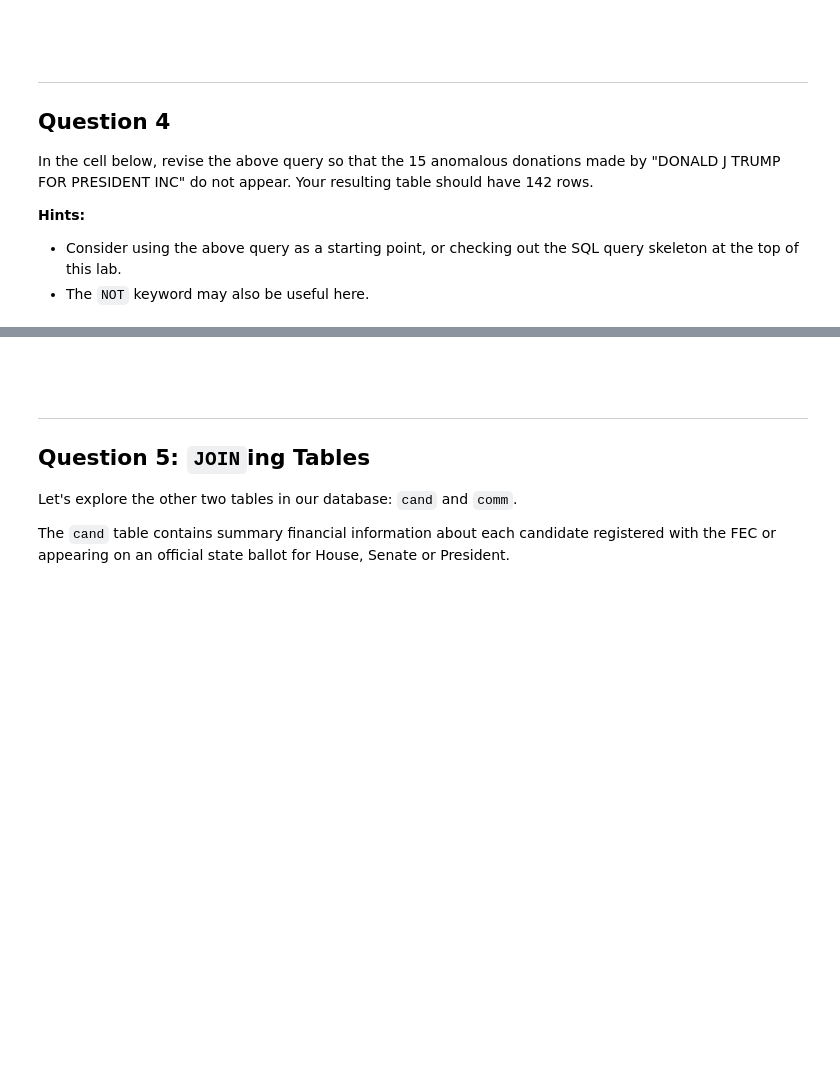
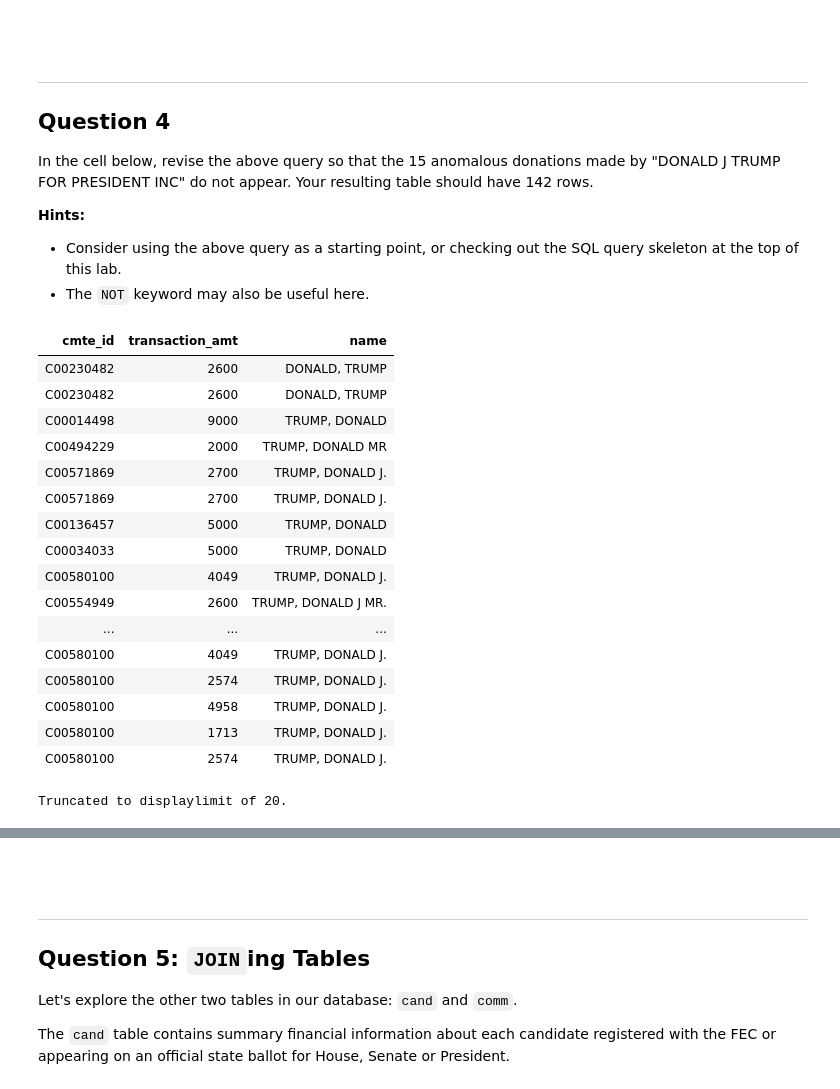
Before and after one commit to zaddle55/sp26-ds100-material, a Jupyter notebook: lab/lab09/lab09.ipynb, the cells around one changed output, grey strips where cells are left out. Saved outputs shown, nothing was run; the diff lists cells and outputs as text; code cells hidden in the pictures; blank space fills up the shorter version.

```diff
--- a/lab/lab09/lab09.ipynb
+++ b/lab/lab09/lab09.ipynb
@@ -420,7 +552,32 @@ In the cell below, revise the above query so that the 15 anomalous donations mad
 * The `NOT` keyword may also be useful here.
 # %%
 %%sql fec_engine --save query_q4
-...
+SELECT
+    cmte_id,
+    transaction_amt,
+    name
+FROM indiv_sample_nyc
+WHERE name LIKE '%TRUMP%' AND name LIKE '%DONALD%'
+AND name NOT LIKE '%DONALD J TRUMP FOR PRESIDENT INC%';
+# %% [output]
+| cmte_id | transaction_amt | name |
+| C00230482 | 2600 | DONALD, TRUMP |
+| C00230482 | 2600 | DONALD, TRUMP |
+| C00014498 | 9000 | TRUMP, DONALD |
+| C00494229 | 2000 | TRUMP, DONALD MR |
+| C00571869 | 2700 | TRUMP, DONALD J. |
+| C00571869 | 2700 | TRUMP, DONALD J. |
+| C00136457 | 5000 | TRUMP, DONALD |
+| C00034033 | 5000 | TRUMP, DONALD |
+| C00580100 | 4049 | TRUMP, DONALD J. |
+| C00554949 | 2600 | TRUMP, DONALD J MR. |
+| ... | ... | ... |
+| C00580100 | 4049 | TRUMP, DONALD J. |
+| C00580100 | 2574 | TRUMP, DONALD J. |
+| C00580100 | 4958 | TRUMP, DONALD J. |
+| C00580100 | 1713 | TRUMP, DONALD J. |
+| C00580100 | 2574 | TRUMP, DONALD J. |
+Truncated to displaylimit of 20.
 # %%
 # Run this cell for grading purposes.
 # No further action is required.
```
Also changed, not shown: parts of 29 cells of this notebook.
